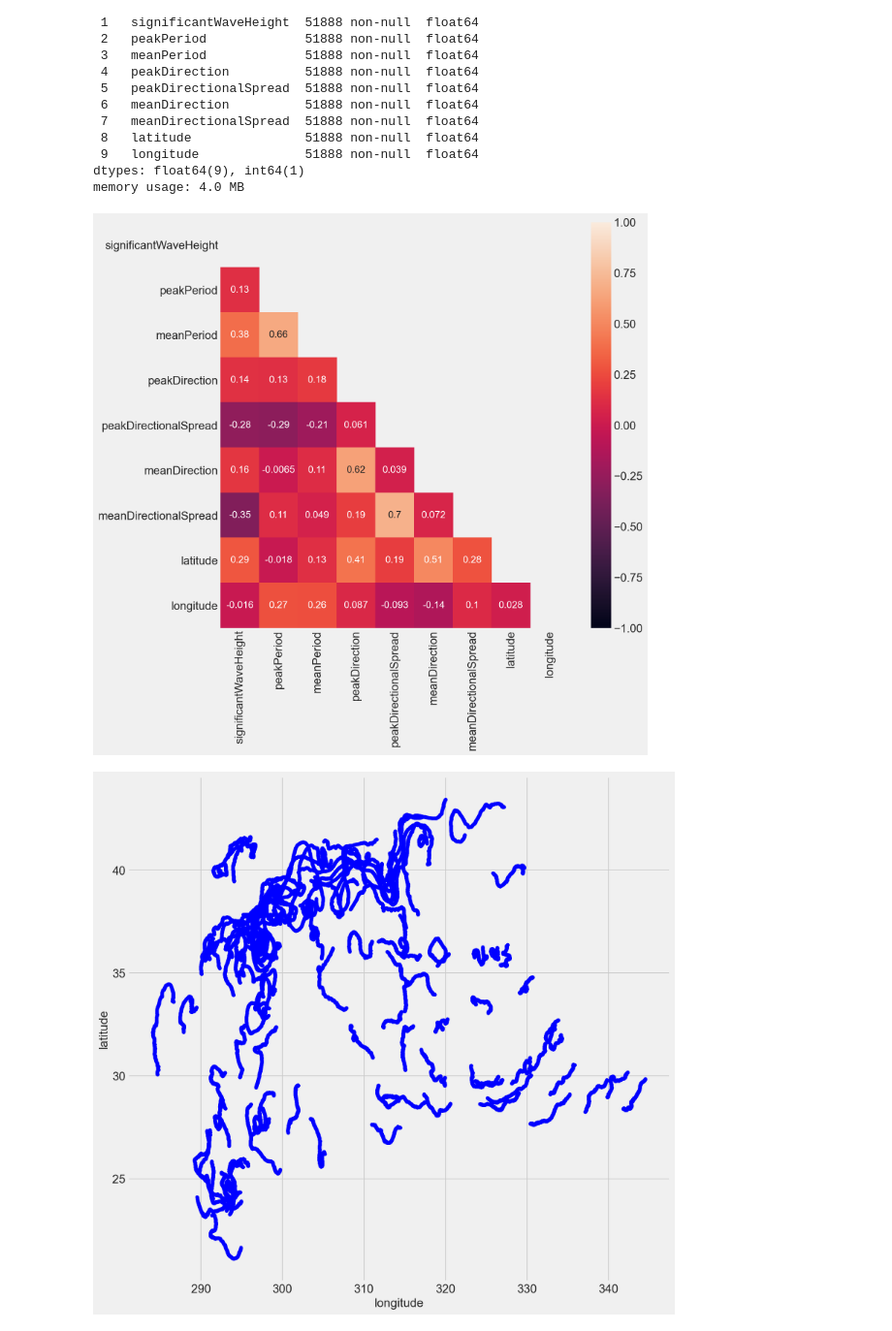
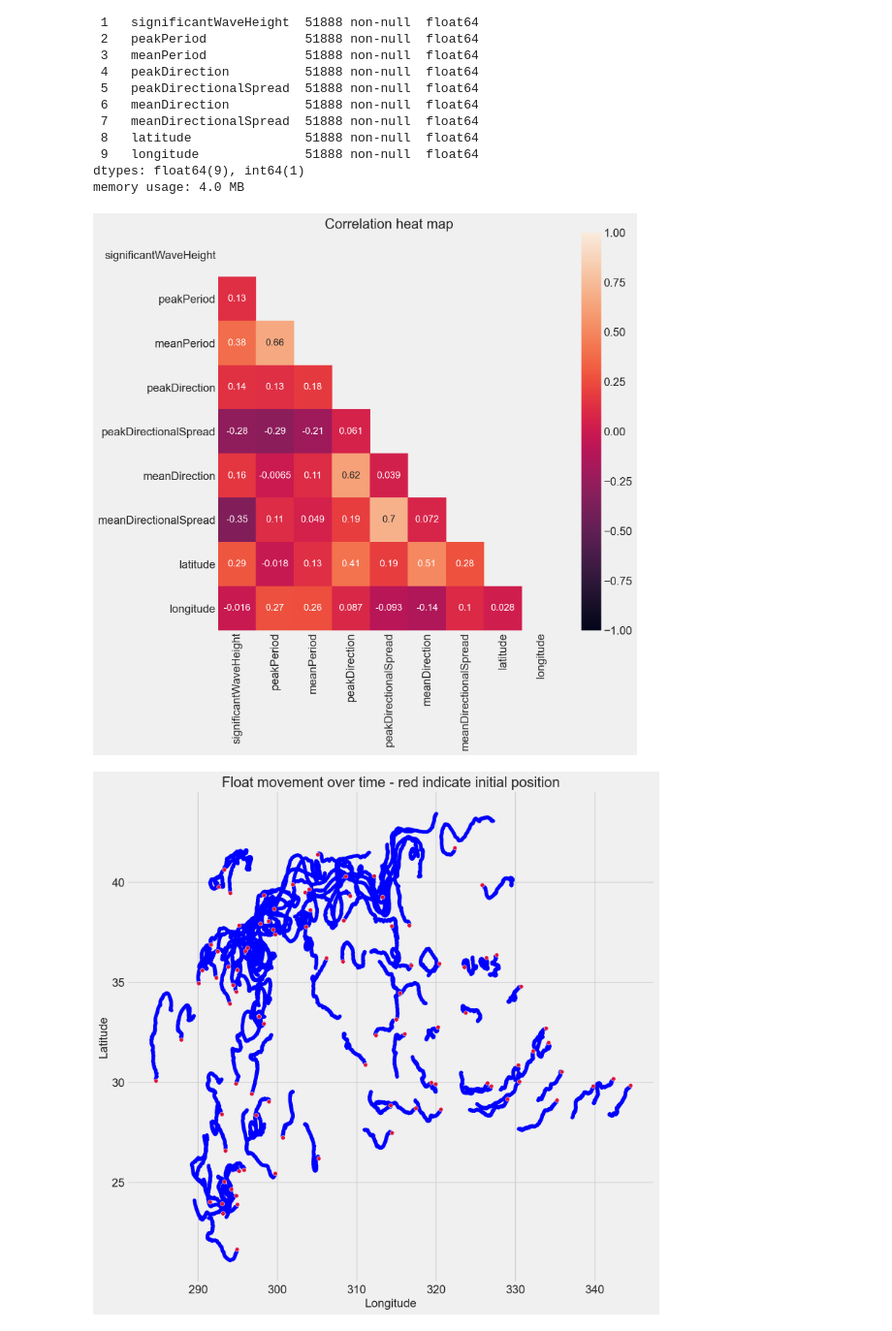
Before and after one commit to esbatiehsan/forecasting-floats, a Jupyter notebook: data-cleaning-exploration.ipynb, the cells around one changed output. Shown at 97% size. Drawn from its saved outputs; the diff is of its cells as text; code cells hidden in the pictures.

```diff
--- a/data-cleaning-exploration.ipynb
+++ b/data-cleaning-exploration.ipynb
@@ -50,12 +50,19 @@ fig, ax = plt.subplots(figsize=(10, 10))
 mask = np.zeros_like(floats_data[floats_data.columns[1:]].corr(), dtype=np.bool)
 mask[np.triu_indices_from(mask)] = True
 sns.heatmap(floats_data[floats_data.columns[1:]].corr(), mask=mask, annot=True, vmin=-1, vmax=1, ax=ax)
+ax.set_title('Correlation heat map')
 plt.show()
 # %% [output]
-[figure, old version]
+[figure, new version]
 # %%
 fig, ax = plt.subplots(figsize=(12, 12))
 floats_data.plot(kind='scatter', x='longitude', y='latitude', c=['blue'], ax=ax)
+for floater in floats_data['spotId'].unique():
+    sns.scatterplot(data=floats_data[floats_data['spotId'] == floater][:1],
+                x='longitude', y='latitude', c=['crimson'], ax=ax)
+ax.set_title('Float movement over time - red indicate initial position')
+ax.set_xlabel('Longitude')
+ax.set_ylabel('Latitude')
 plt.show()
 # %% [output]
-[figure, old version]
+[figure, new version]
```
